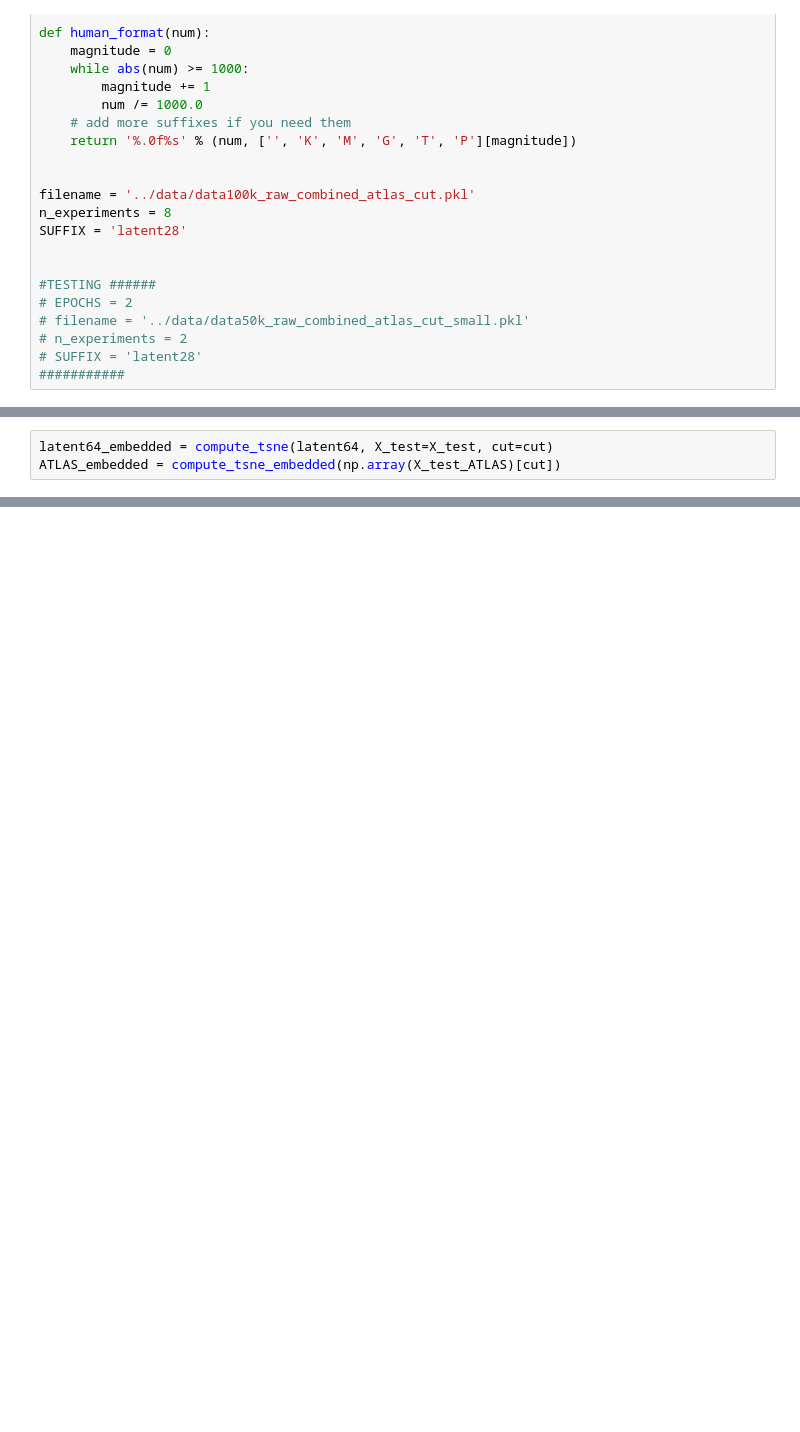
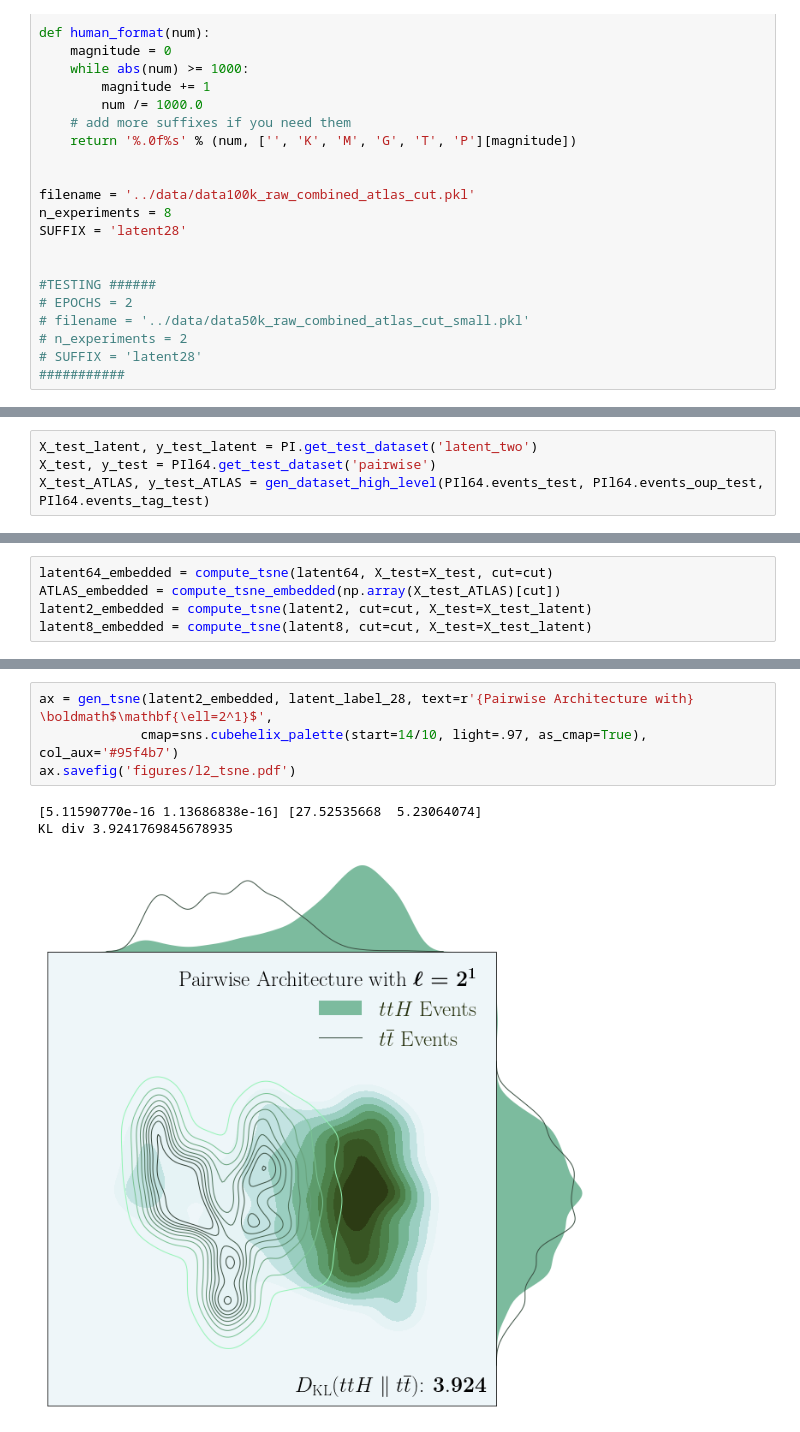
Before and after one commit to DelonShen/classifying-collider-events-with-point-clouds, a Jupyter notebook: paper_code/l2l8.ipynb, the cells around one changed output, grey strips where cells are left out. Drawn from its saved outputs; the diff is of its cells as text; blank space fills up the shorter version.

```diff
--- a/paper_code/l2l8.ipynb
+++ b/paper_code/l2l8.ipynb
@@ -86 +90,5 @@ To enable them in other operations, rebuild TensorFlow with the appropriate comp
+# %%
+X_test_latent, y_test_latent = PI.get_test_dataset('latent_two')
+X_test, y_test = PIl64.get_test_dataset('pairwise')
+X_test_ATLAS, y_test_ATLAS = gen_dataset_high_level(PIl64.events_test, PIl64.events_oup_test, PIl64.events_tag_test)
 # %%
@@ -96,4 +103,6 @@ latent_label = y_test.numpy()[cut]
 # %%
 latent64_embedded = compute_tsne(latent64, X_test=X_test, cut=cut)
 ATLAS_embedded = compute_tsne_embedded(np.array(X_test_ATLAS)[cut])
+latent2_embedded = compute_tsne(latent2, cut=cut, X_test=X_test_latent)
+latent8_embedded = compute_tsne(latent8, cut=cut, X_test=X_test_latent)
 # %% [output]
@@ -118,0 +140,8 @@ ATLAS_embedded = compute_tsne_embedded(np.array(X_test_ATLAS)[cut])
+# %%
+ax = gen_tsne(latent2_embedded, latent_label_28, text=r'{Pairwise Architecture with} \boldmath$\mathbf{\ell=2^1}$',
+             cmap=sns.cubehelix_palette(start=14/10, light=.97, as_cmap=True), col_aux='#95f4b7')
+ax.savefig('figures/l2_tsne.pdf')
+# %% [output]
+[5.11590770e-16 1.13686838e-16] [27.52535668  5.23064074]
+KL div 3.9241769845678935
+[figure, added]
```
Also changed, not shown: parts of 20 cells of this notebook, 21 other files.
